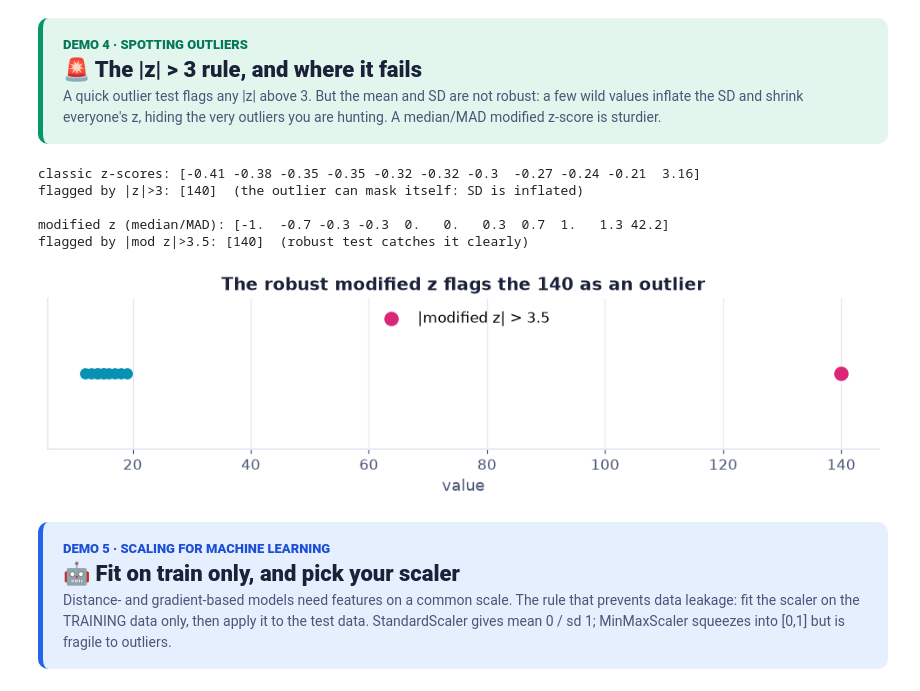
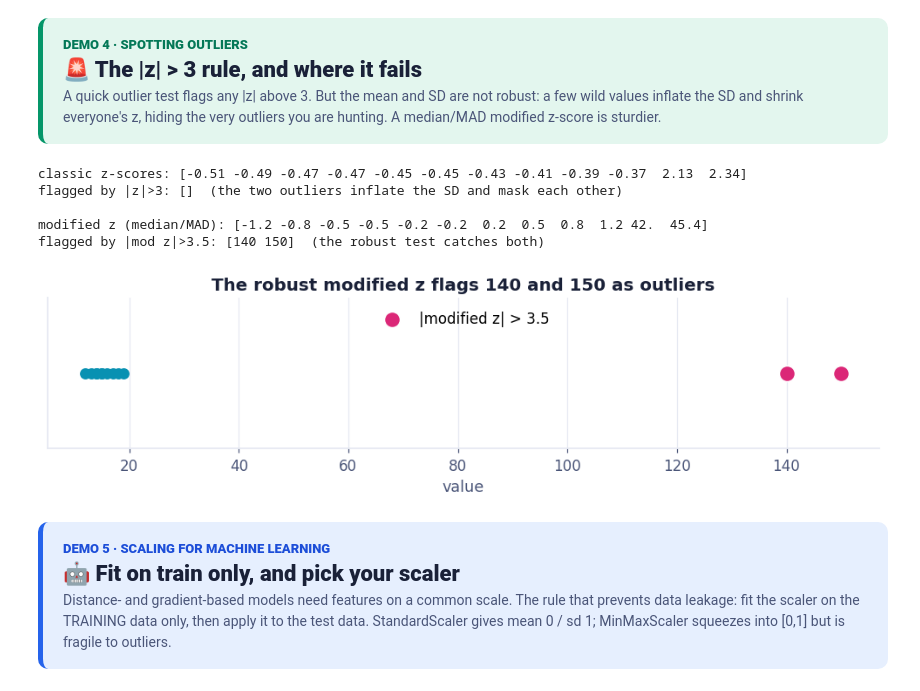
Before and after one commit to johnfisher-ai/Statistics-Data-Science-AI-Visual-Book, a Jupyter notebook: chapters/notebooks/standardization-and-z-scores.ipynb, the cells around one changed output. Drawn from its saved outputs; the diff is of its cells as text; code cells hidden in the pictures.

```diff
--- a/chapters/notebooks/standardization-and-z-scores.ipynb
+++ b/chapters/notebooks/standardization-and-z-scores.ipynb
@@ -144,36 +144,36 @@ Empirical rule check: z within +/-1 ~ 68%, +/-2 ~ 95%, +/-3 ~ 99.7% of normal da
 <div style="color:#4a5578;margin-top:6px">A quick outlier test flags any |z| above 3. But the mean and SD are not robust: a few wild values inflate the SD and shrink everyone's z, hiding the very outliers you are hunting. A median/MAD modified z-score is sturdier.</div>
 </div>
 # %%
-data = np.array([12, 13, 14, 14, 15, 15, 16, 17, 18, 19, 140])   # 140 is the outlier
+data = np.array([12, 13, 14, 14, 15, 15, 16, 17, 18, 19, 140, 150])   # 140 and 150 are the outliers
 
 z = (data - data.mean()) / data.std()
 print("classic z-scores:", np.round(z, 2))
-print("flagged by |z|>3:", data[np.abs(z) > 3], " (the outlier can mask itself: SD is inflated)")
+print("flagged by |z|>3:", data[np.abs(z) > 3], " (the two outliers inflate the SD and mask each other)")
 
 # modified z-score: robust, uses median and MAD
 med = np.median(data)
 mad = np.median(np.abs(data - med))
 mod_z = 0.6745 * (data - med) / mad
 print("\nmodified z (median/MAD):", np.round(mod_z, 1))
-print("flagged by |mod z|>3.5:", data[np.abs(mod_z) > 3.5], " (robust test catches it clearly)")
+print("flagged by |mod z|>3.5:", data[np.abs(mod_z) > 3.5], " (the robust test catches both)")
 
 # --- added visual ---
 import matplotlib.pyplot as plt, numpy as np
 _CY,_PU,_AM,_GR,_PK,_INK,_GRY,_BL = "#0891b2","#7c3aed","#d97706","#059669","#db2777","#1a2138","#c7ccda","#2563eb"
 fig, ax = plt.subplots(figsize=(9, 2.6))
 ax.scatter(data, np.zeros(len(data)), s=55, color=_CY, zorder=2)
 out = data[np.abs(mod_z) > 3.5]
 ax.scatter(out, np.zeros(len(out)), s=140, color=_PK, zorder=3, edgecolor="white", label="|modified z| > 3.5")
 ax.set_yticks([]); ax.set_xlabel("value"); ax.legend(loc="upper center")
-ax.set_title("The robust modified z flags the 140 as an outlier")
+ax.set_title("The robust modified z flags 140 and 150 as outliers")
 plt.tight_layout(); plt.show()
 # %% [output]
-classic z-scores: [-0.41 -0.38 -0.35 -0.35 -0.32 -0.32 -0.3  -0.27 -0.24 -0.21  3.16]
-flagged by |z|>3: [140]  (the outlier can mask itself: SD is inflated)
+classic z-scores: [-0.51 -0.49 -0.47 -0.47 -0.45 -0.45 -0.43 -0.41 -0.39 -0.37  2.13  2.34]
+flagged by |z|>3: []  (the two outliers inflate the SD and mask each other)
 
-modified z (median/MAD): [-1.  -0.7 -0.3 -0.3  0.   0.   0.3  0.7  1.   1.3 42.2]
-flagged by |mod z|>3.5: [140]  (robust test catches it clearly)
+modified z (median/MAD): [-1.2 -0.8 -0.5 -0.5 -0.2 -0.2  0.2  0.5  0.8  1.2 42.  45.4]
+flagged by |mod z|>3.5: [140 150]  (the robust test catches both)
-[figure, old version]
+[figure, new version]
 # %% [markdown]
 <div style="background:#e6effe;border-left:5px solid #2563eb;border-radius:10px;padding:16px 20px;font-family:Inter,sans-serif">
 <span style="font-size:13px;font-weight:800;color:#1d4ed8;letter-spacing:1px">DEMO 5 · SCALING FOR MACHINE LEARNING</span>
```
Also changed, not shown: parts of 3 cells of this notebook, 2 other files.
